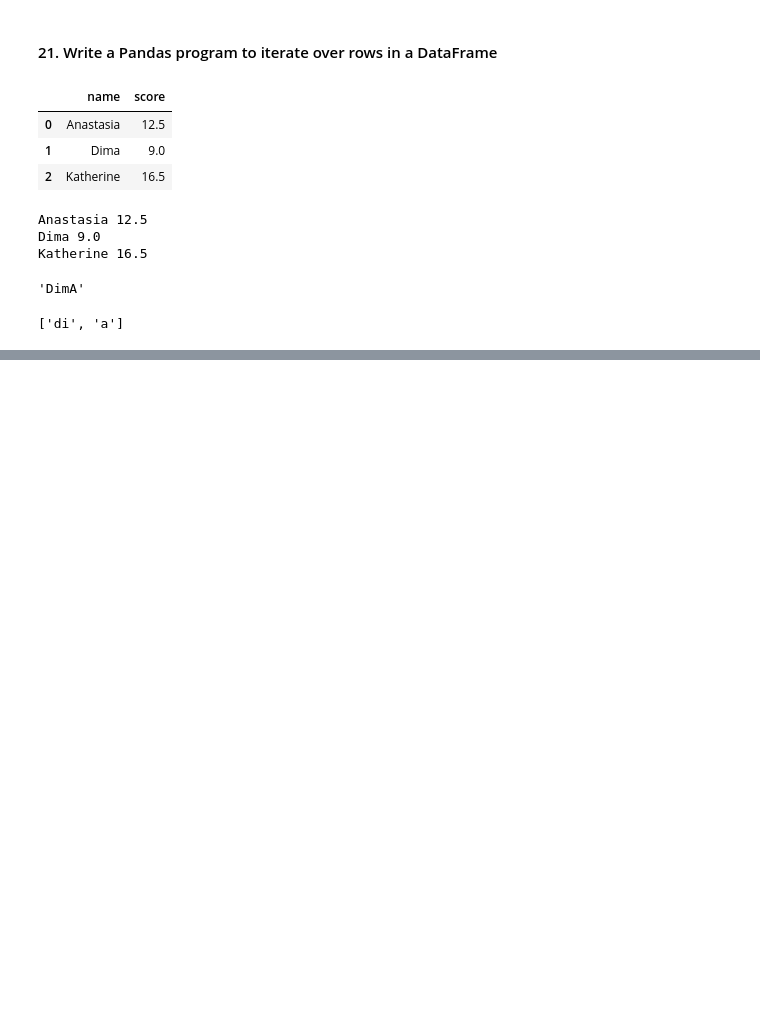
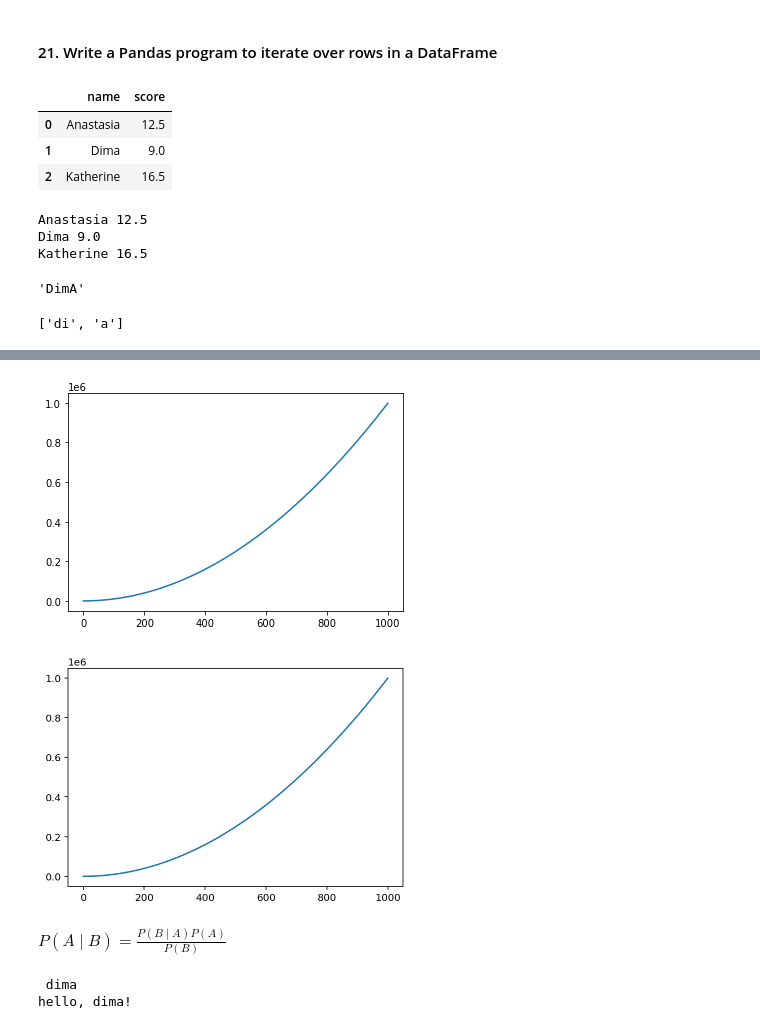
Before and after one commit to bobrokerson/kaggle, a Jupyter notebook: pandas/notebook/challenge_1.ipynb, the cells around one changed output, grey strips where cells are left out. Saved outputs shown, nothing was run; the diff lists cells and outputs as text; code cells hidden in the pictures; blank space fills up the shorter version.

```diff
--- a/pandas/notebook/challenge_1.ipynb
+++ b/pandas/notebook/challenge_1.ipynb
@@ -285,0 +301,23 @@ name.split('m')
+# %%
+from matplotlib import pyplot as plt
+
+x = range(1000)
+y = [i ** 2 for i in x]
+plt.plot(x,y)
+plt.show();
+
+%config InlineBackend.figure_format ='retina'
+
+plt.plot(x,y)
+plt.show();
+# %% [output]
+[figure, added]
+[figure, added]
+# %% [markdown]
+$P(A \mid B) = \frac{P(B \mid A)P(A)}{P(B)}$
+# %%
+name = str(input())
+print(f"hello, {name}!")
+# %% [output]
+ dima
+hello, dima!
```
Also changed, not shown: parts of 3 cells of this notebook, 4 other files.
